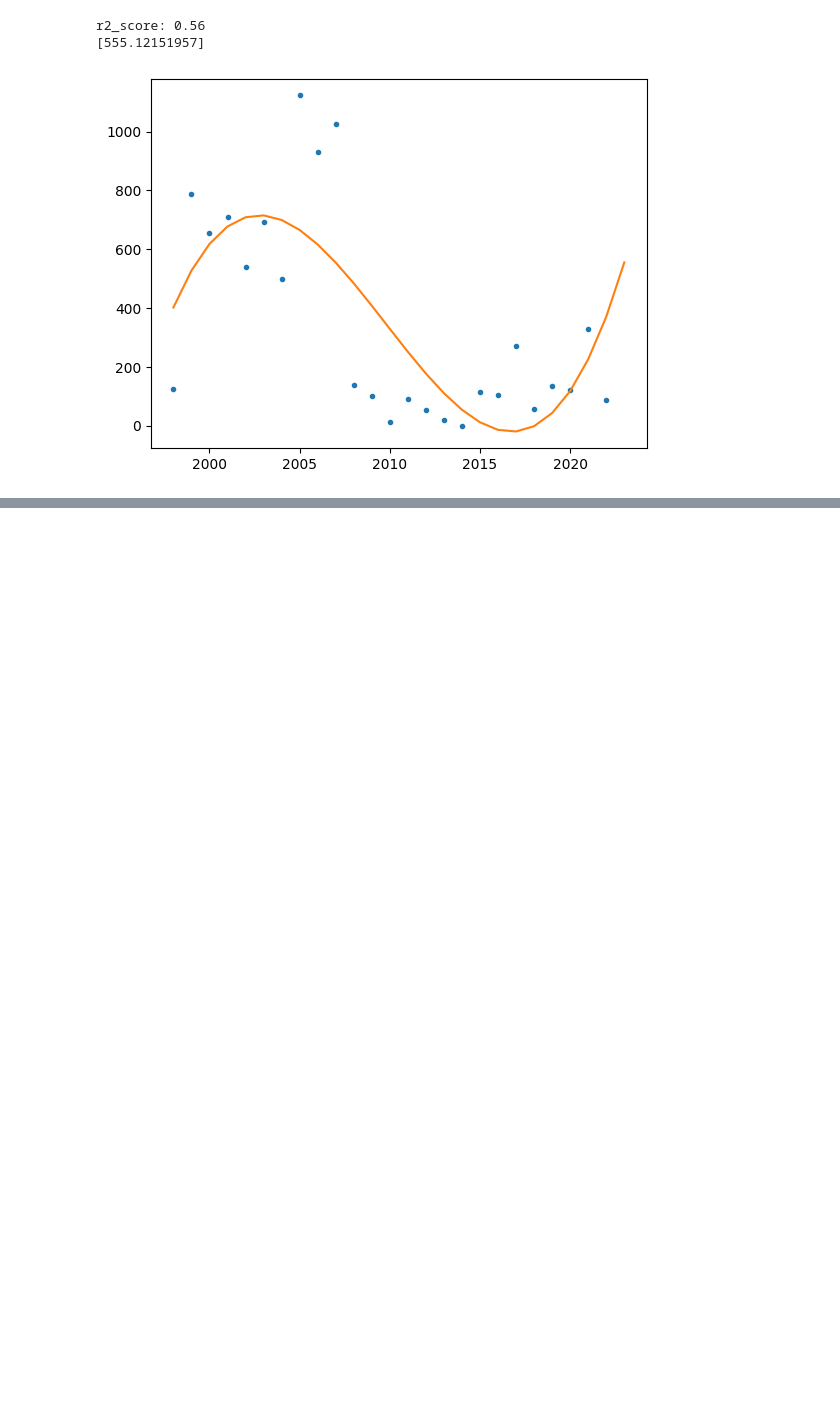
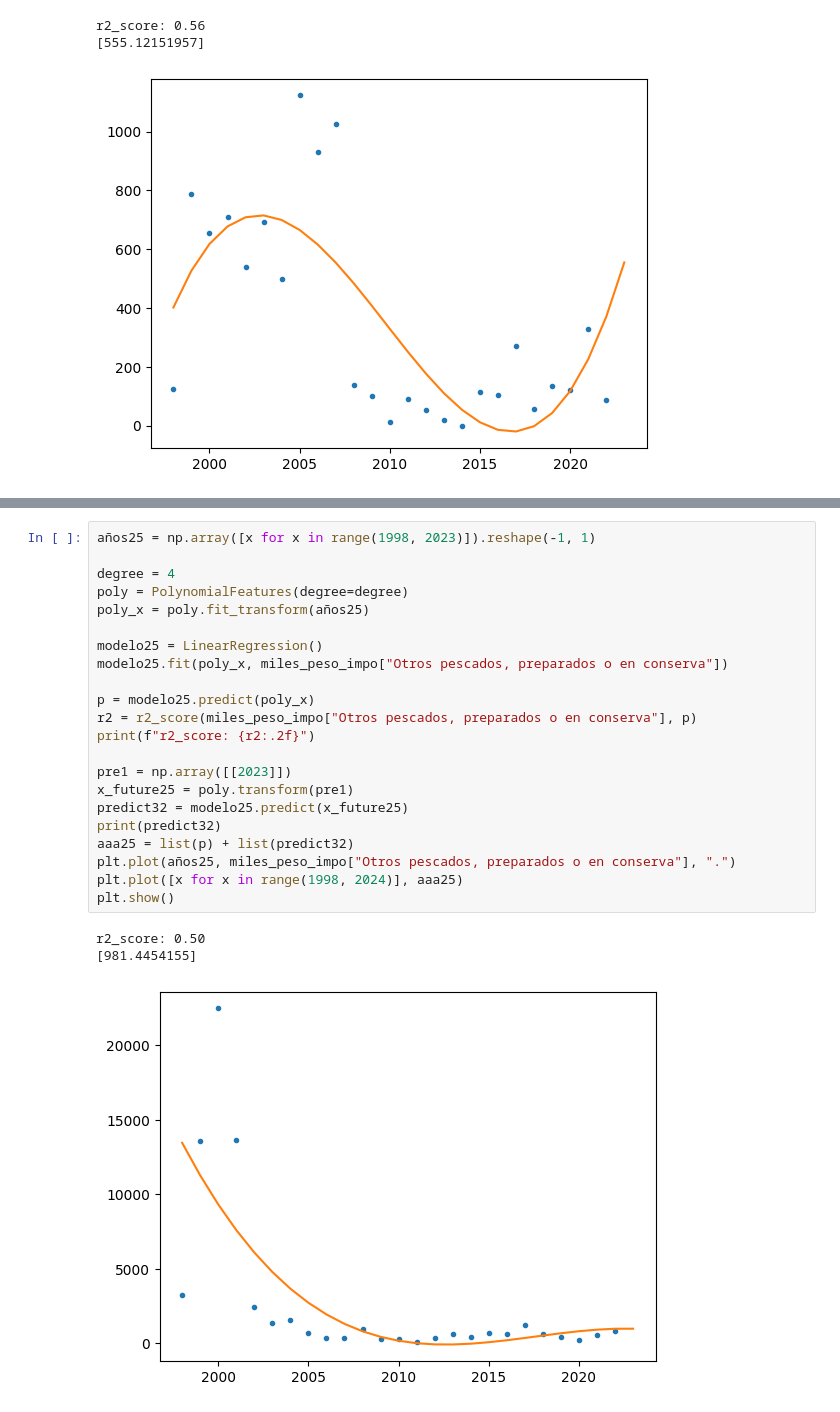
Before and after one commit to ALbertE03/data_product, a Jupyter notebook: Untitled.ipynb, the cells around one changed output, grey strips where cells are left out. Cells and saved outputs as stored; diff of their text form; blank space fills up the shorter version.

```diff
--- a/Untitled.ipynb
+++ b/Untitled.ipynb
@@ -233,0 +289,26 @@ predict_precios_exporta = {"Pescado y marisco en conserva": predict30,
+# %%
+años25 = np.array([x for x in range(1998, 2023)]).reshape(-1, 1)
+
+degree = 4
+poly = PolynomialFeatures(degree=degree)
+poly_x = poly.fit_transform(años25)
+
+modelo25 = LinearRegression()
+modelo25.fit(poly_x, miles_peso_impo["Otros pescados, preparados o en conserva"])
+
+p = modelo25.predict(poly_x)
+r2 = r2_score(miles_peso_impo["Otros pescados, preparados o en conserva"], p)
+print(f"r2_score: {r2:.2f}")
+
+pre1 = np.array([[2023]])
+x_future25 = poly.transform(pre1)
+predict32 = modelo25.predict(x_future25)
+print(predict32)
+aaa25 = list(p) + list(predict32)
+plt.plot(años25, miles_peso_impo["Otros pescados, preparados o en conserva"], ".")
+plt.plot([x for x in range(1998, 2024)], aaa25)
+plt.show()
+# %% [output]
+r2_score: 0.50
+[981.4454155]
+[figure, added]
```
Also changed, not shown: parts of 6 cells of this notebook, 1 other file.
